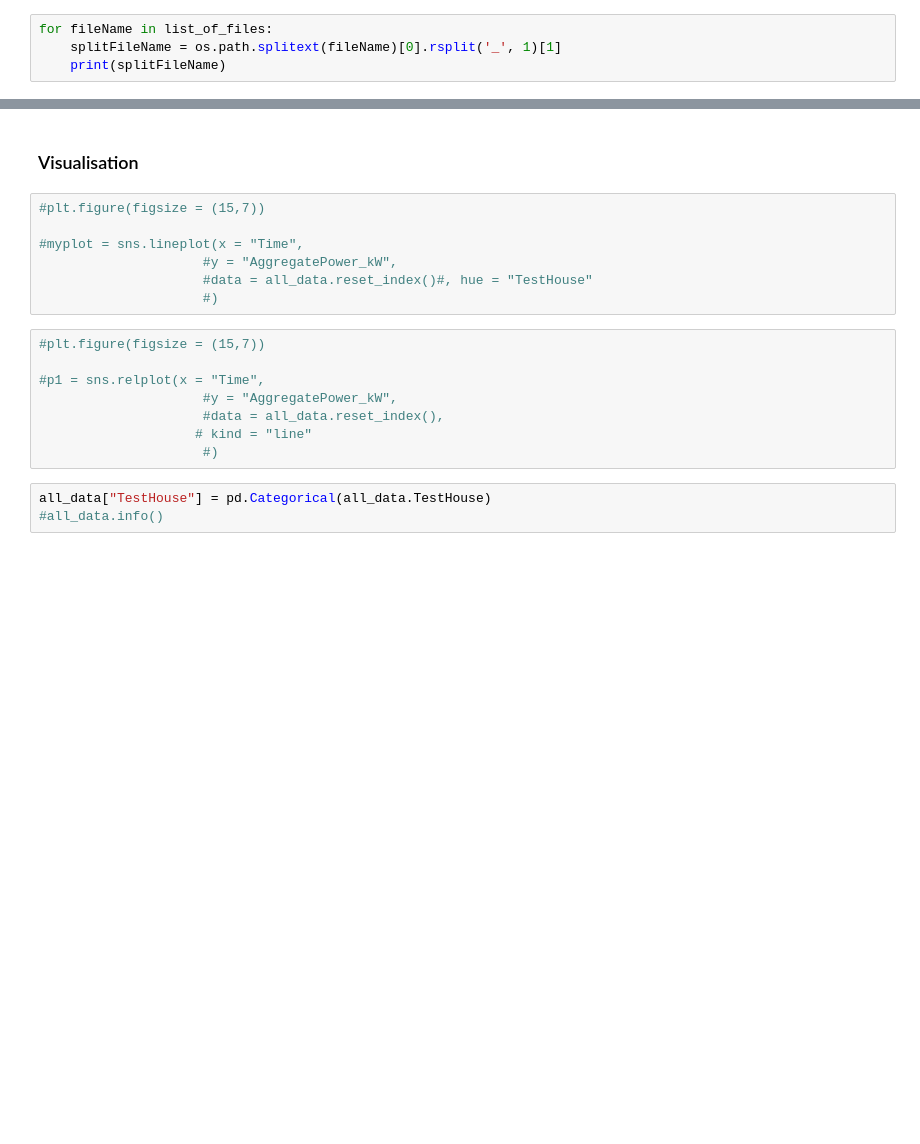
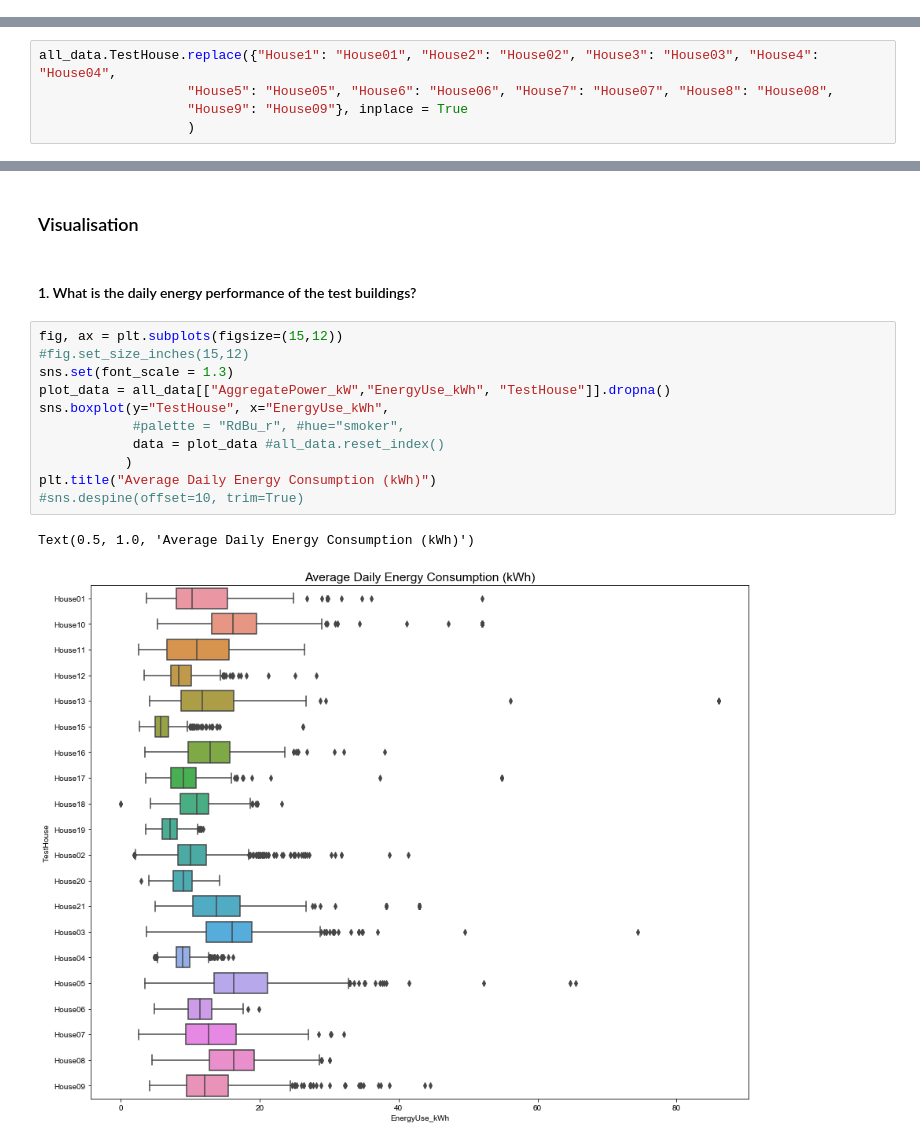
Before and after one commit to dipsonflash/19ERBE-EDA-Coursework, a Jupyter notebook: REFIT- Electrical Load Measurement- ERBE-EDA Course Work.ipynb, the cells around one changed output, grey strips where cells are left out. Drawn from its saved outputs; the diff is of its cells as text; blank space fills up the shorter version.

```diff
--- a/REFIT- Electrical Load Measurement- ERBE-EDA Course Work.ipynb
+++ b/REFIT- Electrical Load Measurement- ERBE-EDA Course Work.ipynb
@@ -81,7 +80,3 @@ list_of_files = ['CLEAN_House1.csv',
  'CLEAN_House7.csv',
  'CLEAN_House8.csv',
  'CLEAN_House9.csv']
-# %%
-for fileName in list_of_files:
-    splitFileName = os.path.splitext(fileName)[0].rsplit('_', 1)[1]
-    print(splitFileName)
@@ -168,0 +147,5 @@ all_data.tail()
+# %%
+all_data.TestHouse.replace({"House1": "House01", "House2": "House02", "House3": "House03", "House4": "House04",
+                   "House5": "House05", "House6": "House06", "House7": "House07", "House8": "House08",
+                   "House9": "House09"}, inplace = True
+                   )
@@ -169,20 +177,18 @@ all_data.tail()
 # %% [markdown]
 ### Visualisation
-# %%
-#plt.figure(figsize = (15,7))
-
-#myplot = sns.lineplot(x = "Time",
-                     #y = "AggregatePower_kW",
-                     #data = all_data.reset_index()#, hue = "TestHouse"
-                     #)
-# %%
-#plt.figure(figsize = (15,7))
-
-#p1 = sns.relplot(x = "Time",
-                     #y = "AggregatePower_kW",
-                     #data = all_data.reset_index(),
-                    # kind = "line"
-                     #)
-# %%
-all_data["TestHouse"] = pd.Categorical(all_data.TestHouse)
-#all_data.info()
+# %% [markdown]
+#### 1. What is the daily energy performance of the test buildings?
+# %%
+fig, ax = plt.subplots(figsize=(15,12))
+#fig.set_size_inches(15,12)
+sns.set(font_scale = 1.3)
+plot_data = all_data[["AggregatePower_kW","EnergyUse_kWh", "TestHouse"]].dropna()
+sns.boxplot(y="TestHouse", x="EnergyUse_kWh",
+            #palette = "RdBu_r", #hue="smoker",
+            data = plot_data #all_data.reset_index()
+           )
+plt.title("Average Daily Energy Consumption (kWh)")
+#sns.despine(offset=10, trim=True)
+# %% [output]
+Text(0.5, 1.0, 'Average Daily Energy Consumption (kWh)')
+[figure, added]
```
Also changed, not shown: parts of 42 cells of this notebook.
